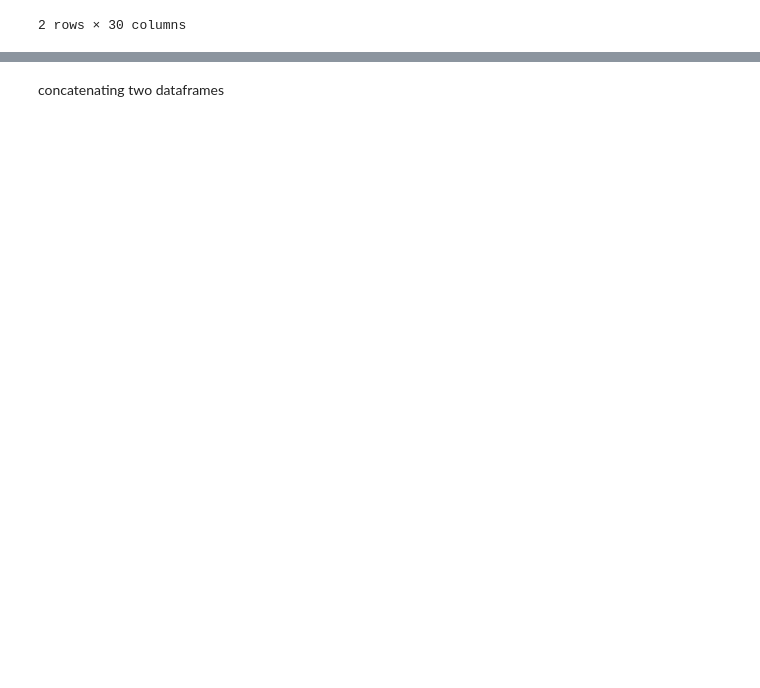
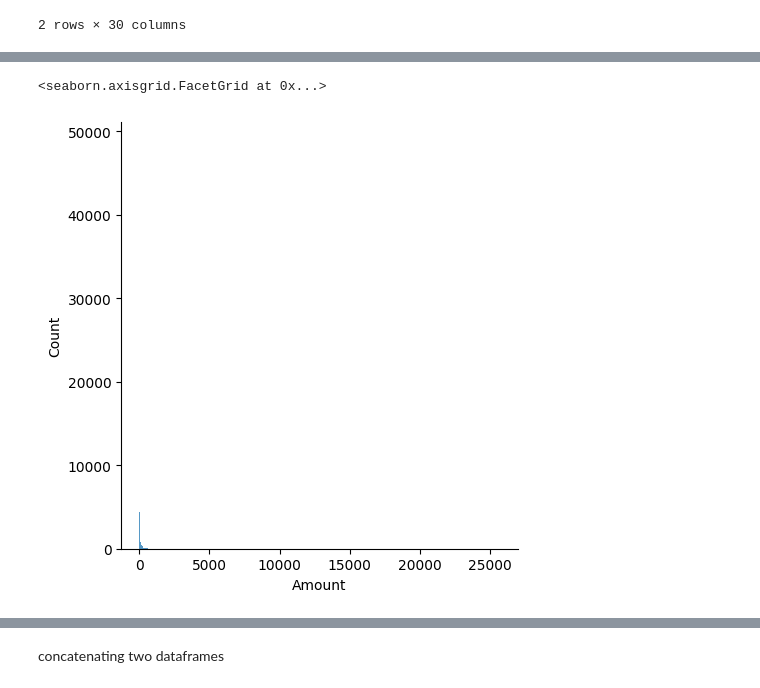
Before and after one commit to hollermay/FraudiCard, a Jupyter notebook: creditcard.ipynb, the cells around one changed output, grey strips where cells are left out. Saved outputs shown, nothing was run; the diff lists cells and outputs as text; code cells hidden in the pictures; blank space fills up the shorter version.

```diff
--- a/creditcard.ipynb
+++ b/creditcard.ipynb
@@ -122,0 +168,5 @@ df.groupby('Class').mean()
+# %%
+sns.displot(df['Amount'])
+# %% [output]
+<seaborn.axisgrid.FacetGrid at 0x...>
+[figure, added]
```
Also changed, not shown: parts of 27 cells of this notebook.
